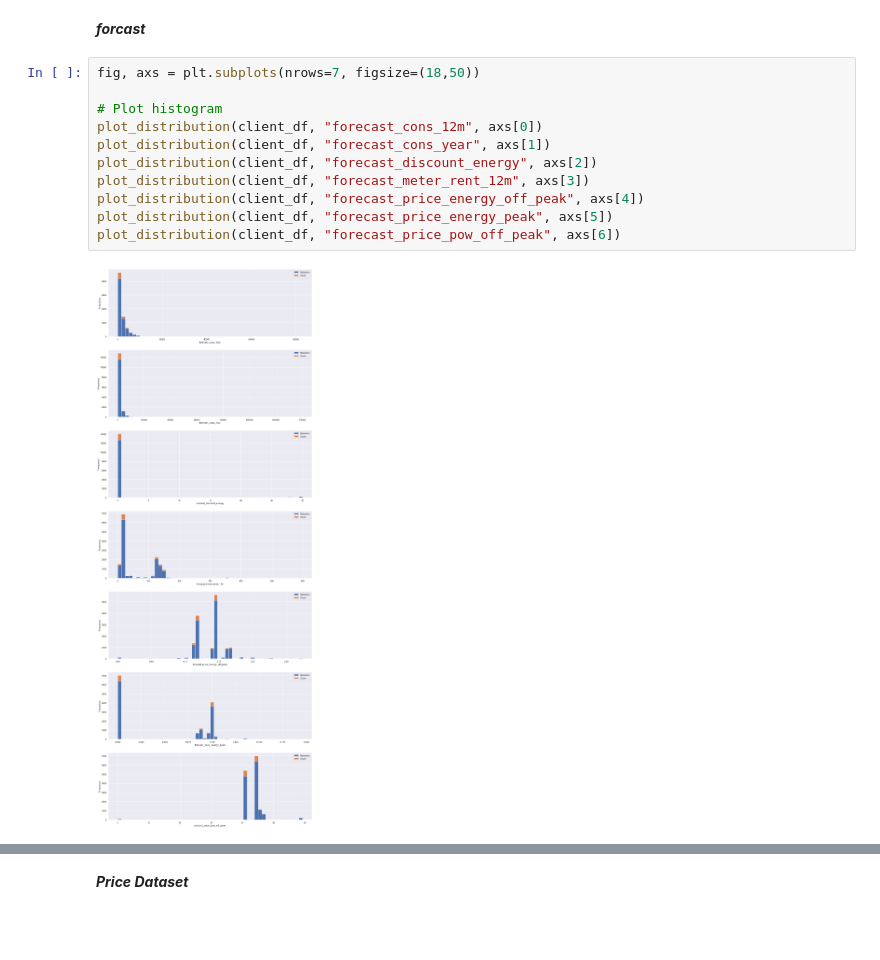
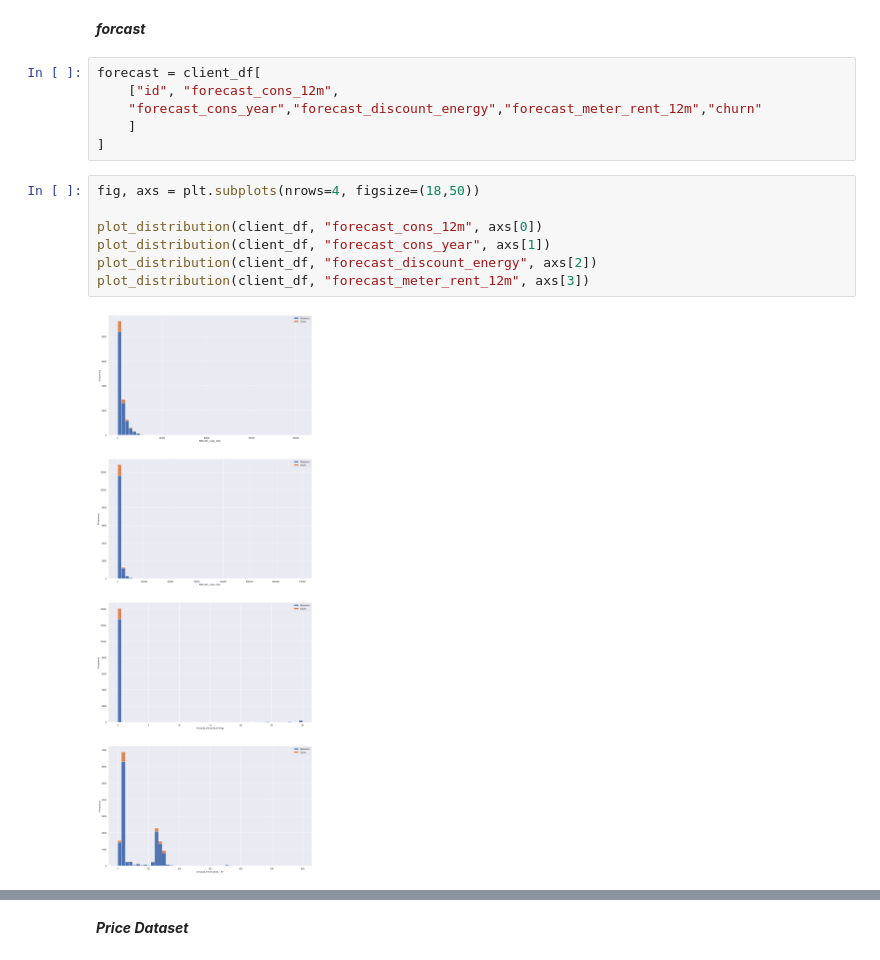
Before and after one commit to yash013/sme_customer_churn_problem, a Jupyter notebook: eda.ipynb, the cells around one changed output, grey strips where cells are left out. Saved outputs shown, nothing was run; the diff lists cells and outputs as text; blank space fills up the shorter version.

```diff
--- a/eda.ipynb
+++ b/eda.ipynb
@@ -236,15 +253,17 @@ we can't see any strong correlation with churn h
 # %% [markdown]
 ***forcast***
 # %%
-fig, axs = plt.subplots(nrows=7, figsize=(18,50))
-
-# Plot histogram
-plot_distribution(client_df, "forecast_cons_12m", axs[0])
-plot_distribution(client_df, "forecast_cons_year", axs[1])
-plot_distribution(client_df, "forecast_discount_energy", axs[2])
-plot_distribution(client_df, "forecast_meter_rent_12m", axs[3])
-plot_distribution(client_df, "forecast_price_energy_off_peak", axs[4])
-plot_distribution(client_df, "forecast_price_energy_peak", axs[5])
-plot_distribution(client_df, "forecast_price_pow_off_peak", axs[6])
+forecast = client_df[
+    ["id", "forecast_cons_12m",
+    "forecast_cons_year","forecast_discount_energy","forecast_meter_rent_12m","churn"
+    ]
+]
-# %% [output]
-[figure, removed]
+# %%
+fig, axs = plt.subplots(nrows=4, figsize=(18,50))
+
+plot_distribution(client_df, "forecast_cons_12m", axs[0])
+plot_distribution(client_df, "forecast_cons_year", axs[1])
+plot_distribution(client_df, "forecast_discount_energy", axs[2])
+plot_distribution(client_df, "forecast_meter_rent_12m", axs[3])
+# %% [output]
+[figure, added]
```
Also changed, not shown: parts of 20 cells of this notebook.
